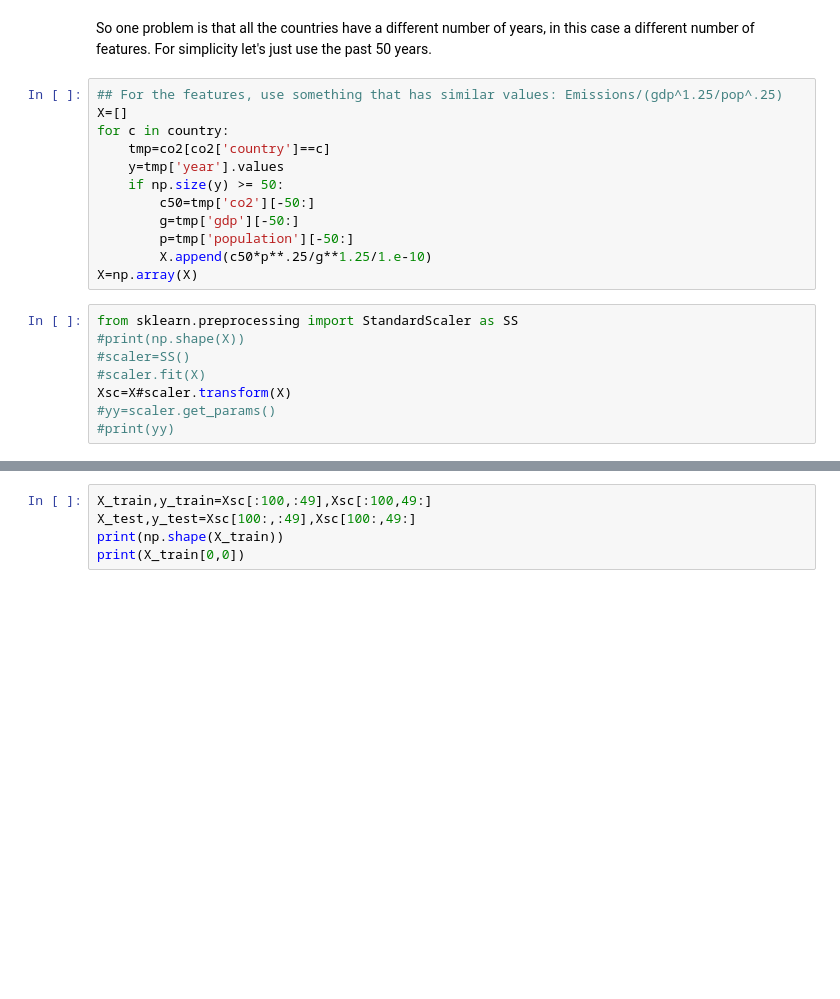
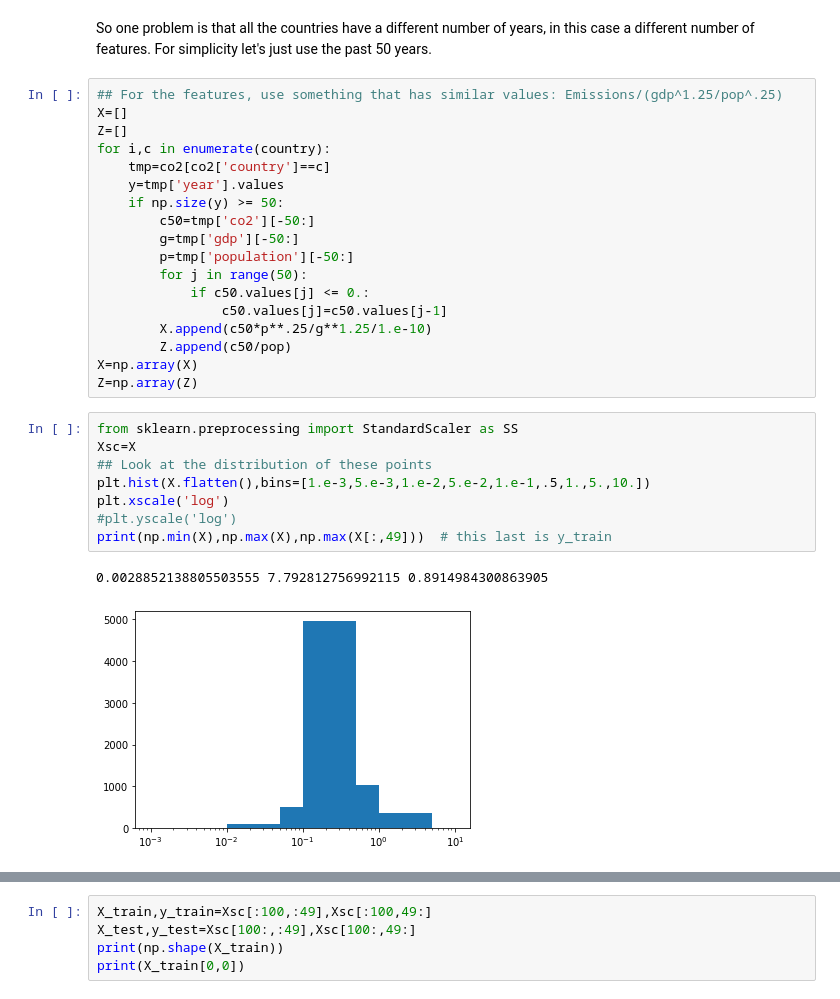
Before and after one commit to dodelson/Physics-of-Energy, a Jupyter notebook: cnn.ipynb, the cells around one changed output, grey strips where cells are left out. Cells and saved outputs as stored; diff of their text form; blank space fills up the shorter version.

```diff
--- a/cnn.ipynb
+++ b/cnn.ipynb
@@ -400,20 +401,29 @@ So one problem is that all the countries have a different number of years, in th
 # %%
 ## For the features, use something that has similar values: Emissions/(gdp^1.25/pop^.25)
 X=[]
-for c in country:
+Z=[]
+for i,c in enumerate(country):
     tmp=co2[co2['country']==c]
     y=tmp['year'].values
     if np.size(y) >= 50:
         c50=tmp['co2'][-50:]
         g=tmp['gdp'][-50:]
         p=tmp['population'][-50:]
+        for j in range(50):
+            if c50.values[j] <= 0.:
+                c50.values[j]=c50.values[j-1]
         X.append(c50*p**.25/g**1.25/1.e-10)
+        Z.append(c50/pop)
 X=np.array(X)
+Z=np.array(Z)
 # %%
 from sklearn.preprocessing import StandardScaler as SS
-#print(np.shape(X))
-#scaler=SS()
-#scaler.fit(X)
-Xsc=X#scaler.transform(X)
-#yy=scaler.get_params()
-#print(yy)
+Xsc=X
+## Look at the distribution of these points
+plt.hist(X.flatten(),bins=[1.e-3,5.e-3,1.e-2,5.e-2,1.e-1,.5,1.,5.,10.])
+plt.xscale('log')
+#plt.yscale('log')
+print(np.min(X),np.max(X),np.max(X[:,49]))  # this last is y_train
+# %% [output]
+0.0028852138805503555 7.792812756992115 0.8914984300863905
+[figure, added]
```
Also changed, not shown: parts of 89 cells of this notebook, 1 other file.
